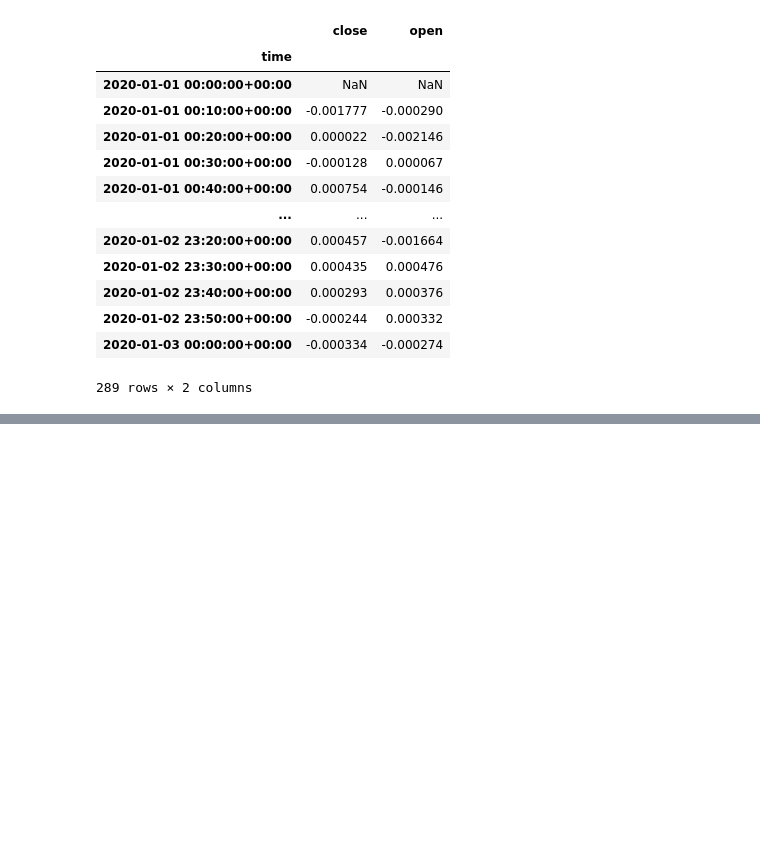
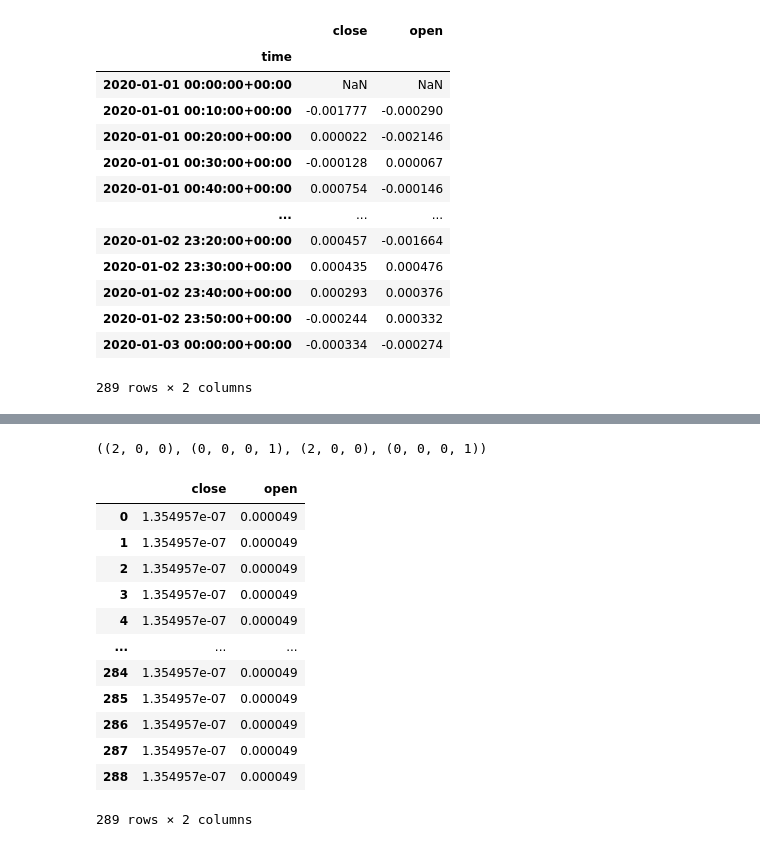
Before and after one commit to Bin1711/Binance, a Jupyter notebook: simulation_test.ipynb, the cells around one changed output, grey strips where cells are left out. Drawn from its saved outputs; the diff is of its cells as text; code cells hidden in the pictures; blank space fills up the shorter version.

```diff
--- a/simulation_test.ipynb
+++ b/simulation_test.ipynb
@@ -79,0 +101,6 @@ KeyError: 'ret'
+# %%
+order_close, seasonal_order_close = simulatedata.get_order(transform['close'][1:])
+order_open, seasonal_order_open = simulatedata.get_order(transform['open'][1:])
+order_close, seasonal_order_close, order_open, seasonal_order_open
+# %% [output]
+((2, 0, 0), (0, 0, 0, 1), (2, 0, 0), (0, 0, 0, 1))
@@ -79,0 +121,20 @@ KeyError: 'ret'
+# %%
+transform_x_chol = pd.DataFrame()
+transform_x_chol['close'] = t_close[0]
+transform_x_chol['open'] = t_open[0]
+transform_back = simulate_multiple_time_series.transform_back(transform_x_chol, chol, var_close, mean_close, var_open, mean_open)
+transform_back
+# %% [output]
+|  | close | open |
+| 0 | 1.354957e-07 | 0.000049 |
+| 1 | 1.354957e-07 | 0.000049 |
+| 2 | 1.354957e-07 | 0.000049 |
+| 3 | 1.354957e-07 | 0.000049 |
+| 4 | 1.354957e-07 | 0.000049 |
+| ... | ... | ... |
+| 284 | 1.354957e-07 | 0.000049 |
+| 285 | 1.354957e-07 | 0.000049 |
+| 286 | 1.354957e-07 | 0.000049 |
+| 287 | 1.354957e-07 | 0.000049 |
+| 288 | 1.354957e-07 | 0.000049 |
+289 rows × 2 columns
```
Also changed, not shown: parts of 9 cells of this notebook, 1 other file.
